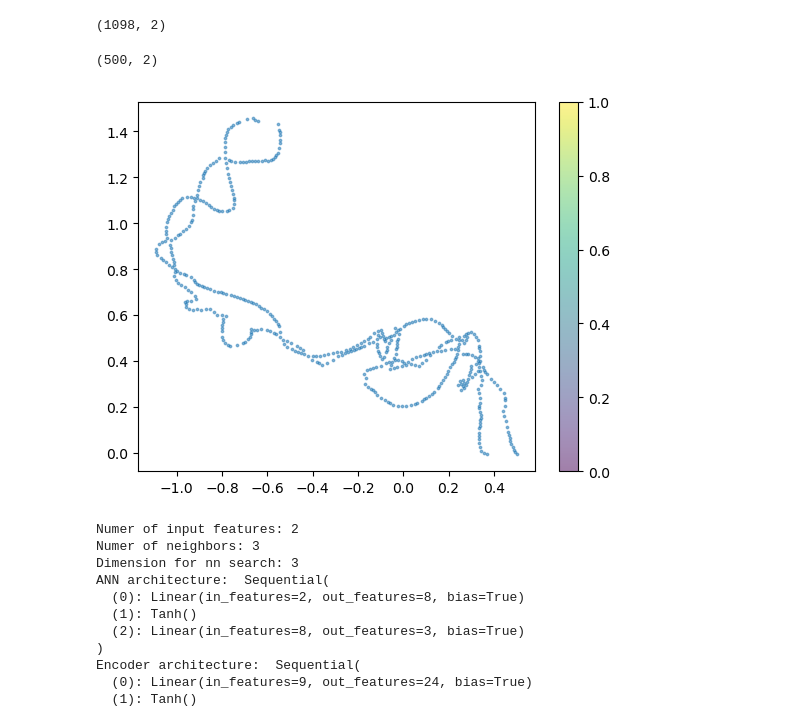
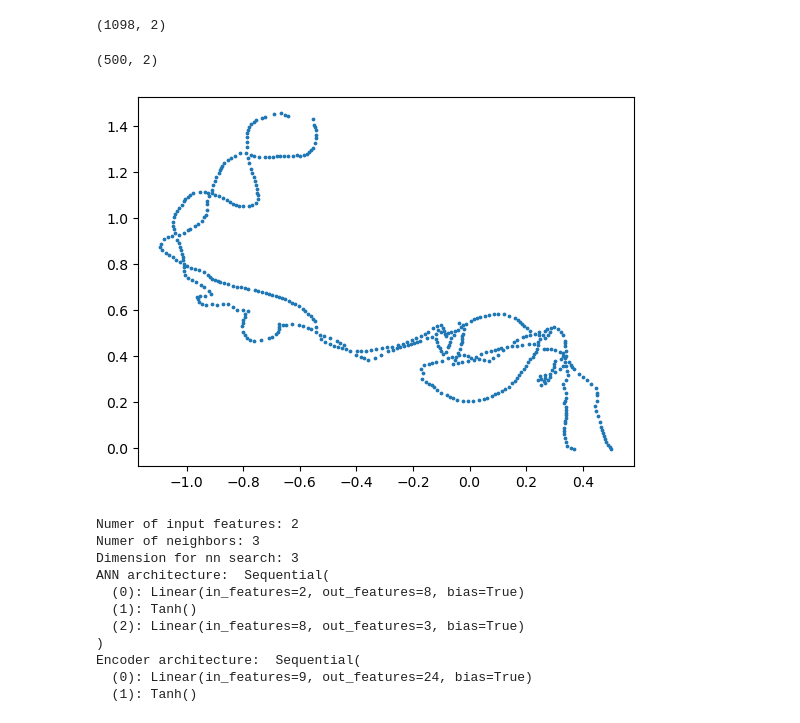
Before and after one commit to ThorbenF/DeepLNE, a Jupyter notebook: Tutorial.ipynb, the cells around one changed output. Drawn from its saved outputs; the diff is of its cells as text; code cells hidden in the pictures.

```diff
--- a/Tutorial.ipynb
+++ b/Tutorial.ipynb
@@ -240,20 +240,19 @@ training_batches=[transition,transition2]
 # %%
 from skmatter.feature_selection import FPS
 
 selector = FPS(n_to_select=500,initialize=0)
 
 selector.fit(training_datapoints.T)
 model_datapoints = selector.transform(training_datapoints.T).T
 
 print(model_datapoints.shape)
 
 plt.figure()
-plt.scatter(model_datapoints[:,0],model_datapoints[:,1],s=3,alpha=0.5)
-plt.colorbar()
+plt.scatter(model_datapoints[:,0],model_datapoints[:,1],s=3,alpha=1)
 plt.show()
 # %% [output]
 (500, 2)
-[figure, old version]
+[figure, new version]
 # %%
 class DeepLNE_CV(nn.Module):
 
```
Also changed, not shown: 1 other file.
